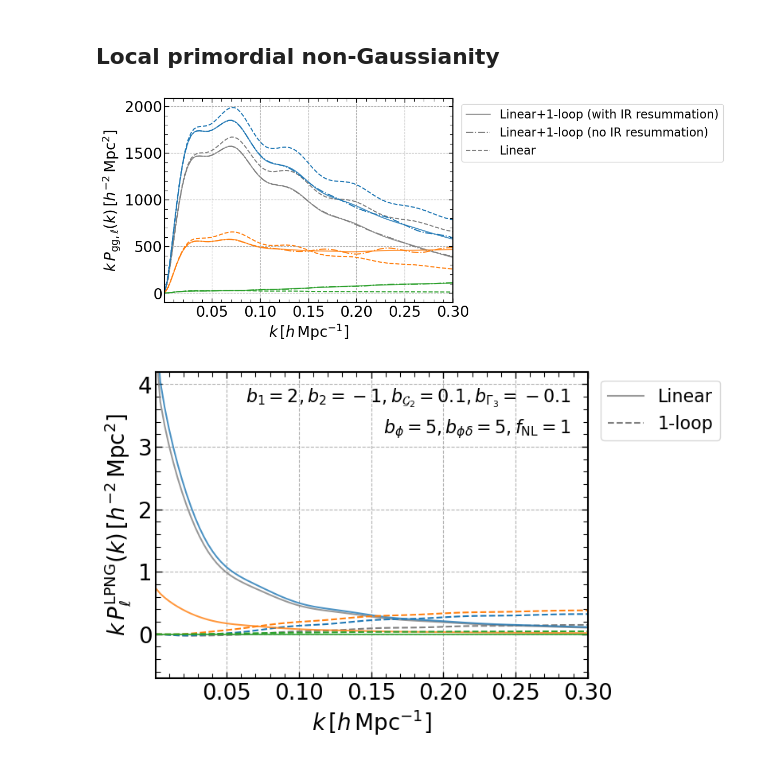
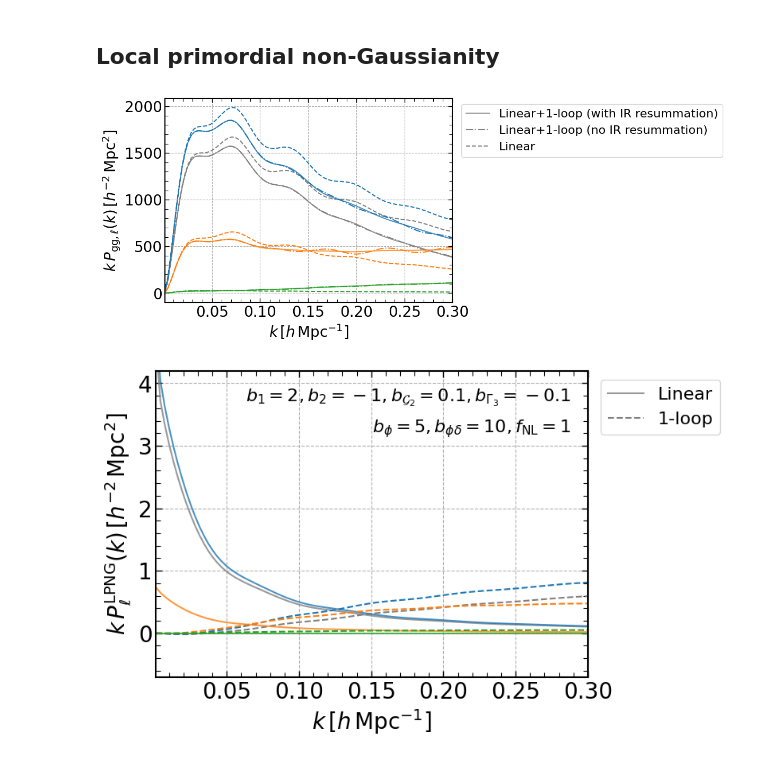
Before and after one commit to archaeo-pteryx/elf, a Jupyter notebook: example/power_1loop.ipynb, the cells around one changed output. Saved outputs shown, nothing was run; the diff lists cells and outputs as text; code cells hidden in the pictures.

```diff
--- a/example/power_1loop.ipynb
+++ b/example/power_1loop.ipynb
@@ -27,8 +27,7 @@ plt.rcParams['text.usetex'] = False
 # %% [markdown]
 ## Gaussian initial condition
 # %%
-from power_1loop import PowerSpectrum1Loop
-pt = PowerSpectrum1Loop()
+pt = ps_1loop.PowerSpectrum1Loop()
 # %%
 d = np.loadtxt('data/pk_lin.dat')
 k, pk_lin = d[:,0], d[:,1]
@@ -135,8 +134,7 @@ for ax in axs:
 # %% [markdown]
 ## Local primordial non-Gaussianity
 # %%
-from power_1loop_lpng import PowerSpectrum1LoopLPNG
-pt = PowerSpectrum1LoopLPNG()
+pt = ps_1loop.PowerSpectrum1LoopLPNG()
 # %%
 d = np.loadtxt('data/pk_lin.dat')
 k, pk_lin = d[:,0], d[:,1]
@@ -157,7 +155,7 @@ f_nl = 1
 pt.set_f_nl(f_nl)
 
 ## Set bias parameters
-bias = {'b1': 2, 'b2': -1, 'bG2': 0.1, 'bGamma3': -0.1, 'bphi': 5, 'bphid': 5}
+bias = {'b1': 2, 'b2': -1, 'bG2': 0.1, 'bGamma3': -0.1, 'bphi': 5, 'bphid': 10}
 pt.set_bias_params(bias)
 
 ## Set EFT counterterm parameters
@@ -207,7 +205,7 @@ for ax in axs:
     plt.legend(fontsize=16, bbox_to_anchor=(1.01, 1.0), loc='upper left')
     plt.grid(linestyle='--')
 # %% [output]
-[figure, old version]
+[figure, new version]
 # %%
 ## Plot local PNG contributions of P_ell(k)
 
@@ -216,7 +214,7 @@ color = plt.rcParams['axes.prop_cycle'].by_key()['color']
 
 ax = fig.add_subplot()
 
-bias = {'b1':2, 'b2':-1, 'bG2':0.1, 'bGamma3':-0.1, 'bphi':5, 'bphid':5}
+bias = {'b1':2, 'b2':-1, 'bG2':0.1, 'bGamma3':-0.1, 'bphi':5, 'bphid':10}
 pt.set_bias_params(bias)
 
 f_nl = 1
@@ -232,31 +230,31 @@ pk_tree = pt.get_pk_gg_lin(k)
 ax.plot(k, k * (pk_png_tree - pk_tree), ls='-', c='gray', alpha=0.8, label=r'Linear')
 pt.set_f_nl(f_nl)
 pk_png_1loop = pt.get_pkmu_gg_1loop(k, 0, name='lpng_tot')
 ax.plot(k, k * pk_png_1loop, ls='--', c='gray', label=r'1-loop')
 
 # redshift space multipoles
 for i, l in enumerate([0,2,4]):
     pt.set_f_nl(f_nl)
     pl_png_tree = pt.get_pk_ell_gg_lin(l, k)
     pt.set_f_nl(0)
     pl_tree = pt.get_pk_ell_gg_lin(l, k)
     ax.plot(k, k * (pl_png_tree - pl_tree), ls='-', c=color[i], alpha=0.8)
     pt.set_f_nl(f_nl)
     pl_png_1loop = pt.get_pk_ell_gg_1loop(l, k, name='lpng_tot')
     ax.plot(k, k * pl_png_1loop, ls='--', c=color[i], alpha=1)
 pt.set_f_nl(f_nl)
 
 ax.text(0.96, 0.9, r'$b_1=%s, b_2=%s, b_{\mathcal{G}_2}=%s, b_{\Gamma_3}=%s$' % (bias['b1'], bias['b2'], bias['bG2'], bias['bGamma3']), fontsize=16, transform=ax.transAxes, ha='right')
 ax.text(0.96, 0.8, r'$b_{\phi}=%s, b_{\phi\delta}=%s, f_\mathrm{NL}=%s$' % (bias['bphi'], bias['bphid'], pt.f_nl), fontsize=16, transform=ax.transAxes, ha='right')
 ax.legend(fontsize=16, bbox_to_anchor=(1.01, 1.0), loc='upper left')
 
 axs = plt.gcf().get_axes()
 for ax in axs:
     plt.sca(ax)
     plt.xlabel(r'$k\,[h\,\mathrm{Mpc}^{-1}]$')
     plt.ylabel(r'$k\,P_{\ell}^\mathrm{LPNG}(k)\,[h^{-2}\,\mathrm{Mpc}^2]$')
     plt.xlim(k.min(), k.max())
     plt.ylim(-0.7,4.2)
     plt.grid(linestyle='--')
 # %% [output]
-[figure, old version]
+[figure, new version]
```
Also changed, not shown: parts of 4 cells of this notebook.
